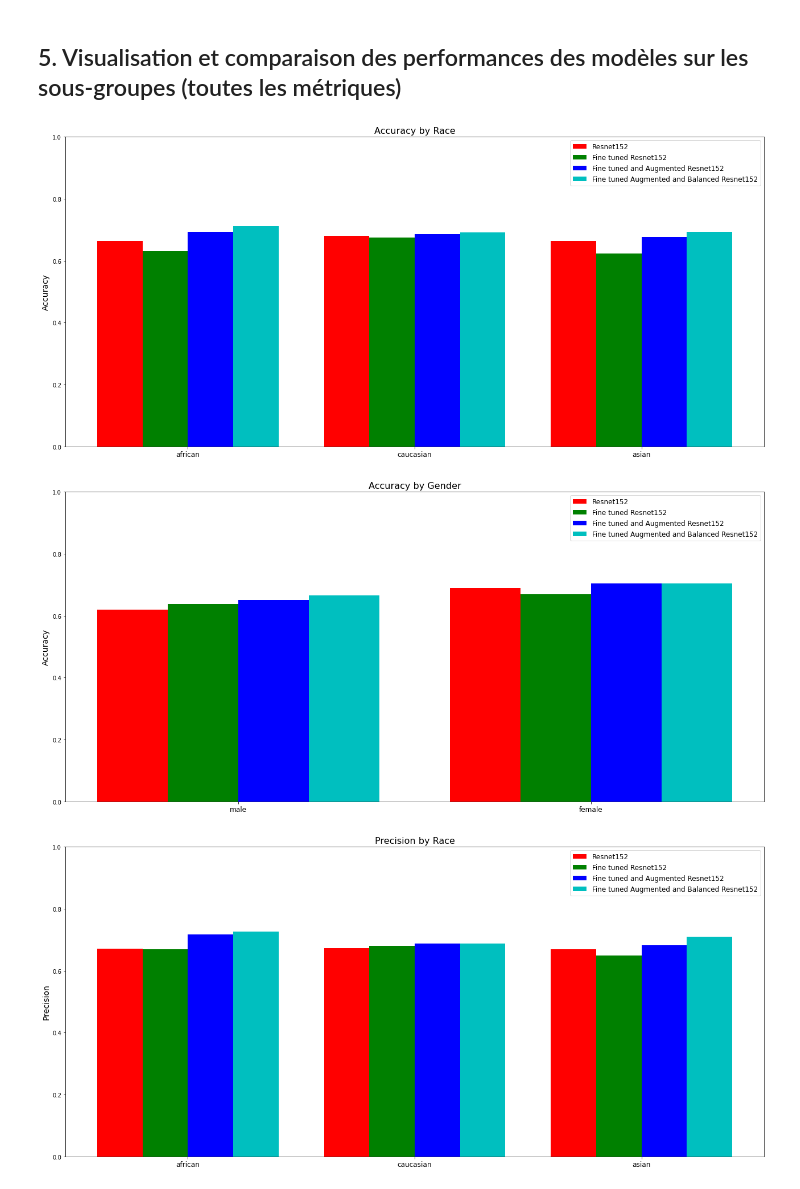
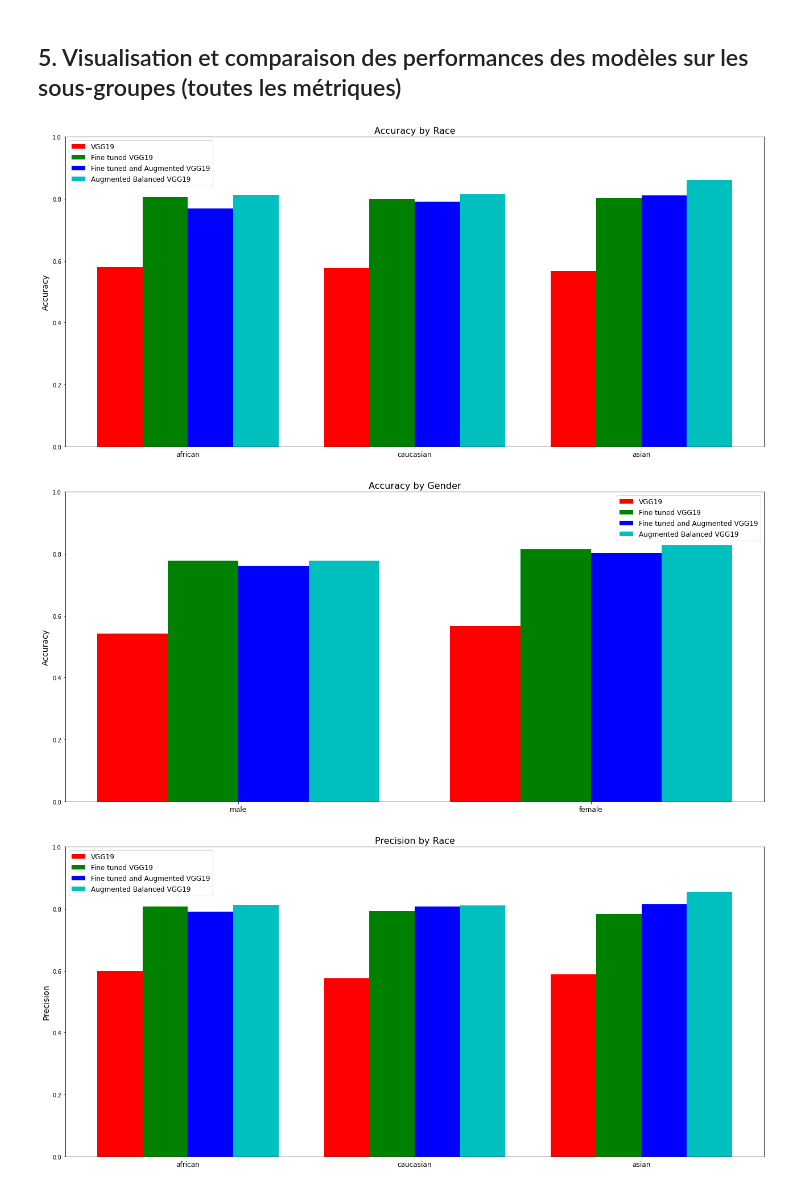
Before and after one commit to elkssirzakariya/Projet, a Jupyter notebook: ResNet152/7. Fairness_Benchmark.ipynb, the cells around one changed output. Saved outputs shown, nothing was run; the diff lists cells and outputs as text; code cells hidden in the pictures.

```diff
--- a/ResNet152/7. Fairness_Benchmark.ipynb
+++ b/ResNet152/7. Fairness_Benchmark.ipynb
@@ -103,16 +103,16 @@ print(len(test_images_race_oversampled['african']))
 # %% [markdown]
 ## 3. Chargement des variantes de VGG19
 # %%
-vanilla_resnet152 = keras.models.load_model('checkpointsv2/best_vanilla_ResNet152.h5')
-fine_tuned_resnet152 = keras.models.load_model('checkpointsv2/best_fine_tuned_ResNet152.h5')
-fine_tuned_augmented_resnet152 = keras.models.load_model('checkpointsv2/Fine-Tuned_Augmented_ResNet152.h5')
-augmented_balanced_resnet152 = keras.models.load_model('checkpointsv2/best_aumented_balanced_ResNet152.h5')
+vanilla_VGG19 = keras.models.load_model('checkpointsv2/best_vanilla_VGG19.h5')
+fine_tuned_VGG19 = keras.models.load_model('checkpointsv2/best_fine_tuned_VGG19.h5')
+augmented_VGG19 = keras.models.load_model('checkpointsv2/best_augmented_VGG19.h5')
+augmented_balanced_VGG19 = keras.models.load_model('checkpoints/best_aumented_balanced_VGG19.h5')
 # %%
 models = {
-            'Resnet152' : vanilla_resnet152,
-            'Fine tuned Resnet152' : fine_tuned_resnet152,
-            'Fine tuned and Augmented Resnet152' : fine_tuned_augmented_resnet152,
-            'Fine tuned Augmented and Balanced Resnet152' : augmented_balanced_resnet152
+            'VGG19' : vanilla_VGG19,
+            'Fine tuned VGG19' : fine_tuned_VGG19,
+            'Fine tuned and Augmented VGG19' : augmented_VGG19,
+            'Augmented Balanced VGG19' : augmented_balanced_VGG19
          }
 # %% [markdown]
 ## 4. Évaluation des performances inter-groupes
@@ -332,8 +332,8 @@ conf_race
 import numpy as np
 import matplotlib.pyplot as plt
 
-#models_names = ['VGG19', 'Fine tuned VGG19', 'Fine tuned and Augmented VGG19', 'Augmented Balanced VGG19']
-models_names = ['Resnet152', 'Fine tuned Resnet152', 'Fine tuned and Augmented Resnet152','Fine tuned Augmented and Balanced Resnet152']
+models_names = ['VGG19', 'Fine tuned VGG19', 'Fine tuned and Augmented VGG19', 'Augmented Balanced VGG19']
+#models_names = ['Resnet152', 'Fine tuned Resnet152', 'Fine tuned and Augmented Resnet152','Fine tuned Augmented and Balanced Resnet152']
 
 metrics = ['accuracy', 'precision', 'recall', 'f1']
 race_groups = ['african', 'caucasian', 'asian']
@@ -370,33 +370,33 @@ for metric in metrics:
             else:
                 value = 0
             race_values.append(value)
         race_color = colors[i]
         x_race = np.arange(len(race_groups)) + i * width - (total_width - width) / 2  # Calculate the x position for each bar
         ax_race.bar(x_race, race_values, width, color=race_color, label=model)
 
         # Get gender values for the current model and metric
         gender_values = []
         for group in gender_groups:
             if 'gender' in metrics_models[model][metric] and group in metrics_models[model][metric]['gender']:
                 value = metrics_models[model][metric]['gender'][group]
             else:
                 value = 0
             gender_values.append(value)
         gender_color = colors[i]
         x_gender = np.arange(len(gender_groups)) + i * width - (total_width - width) / 2  # Calculate the x position for each bar
         ax_gender.bar(x_gender, gender_values, width, color=gender_color, label=model)
 
     # Set x-axis labels and ticks for race plot
     ax_race.set_xticks(np.arange(len(race_groups)))
     ax_race.set_xticklabels(race_groups, fontsize=12)
     ax_race.legend(fontsize=12)
 
     # Set x-axis labels and ticks for gender plot
     ax_gender.set_xticks(np.arange(len(gender_groups)))
     ax_gender.set_xticklabels(gender_groups, fontsize=12)
     ax_gender.legend(fontsize=12)
     plt.show()
 # %% [output]
-[figure, old version]
+[figure, new version]
-[figure, old version]
+[figure, new version]
-[figure, old version]
+[figure, new version]
```
Also changed, not shown: parts of 7 cells of this notebook.
